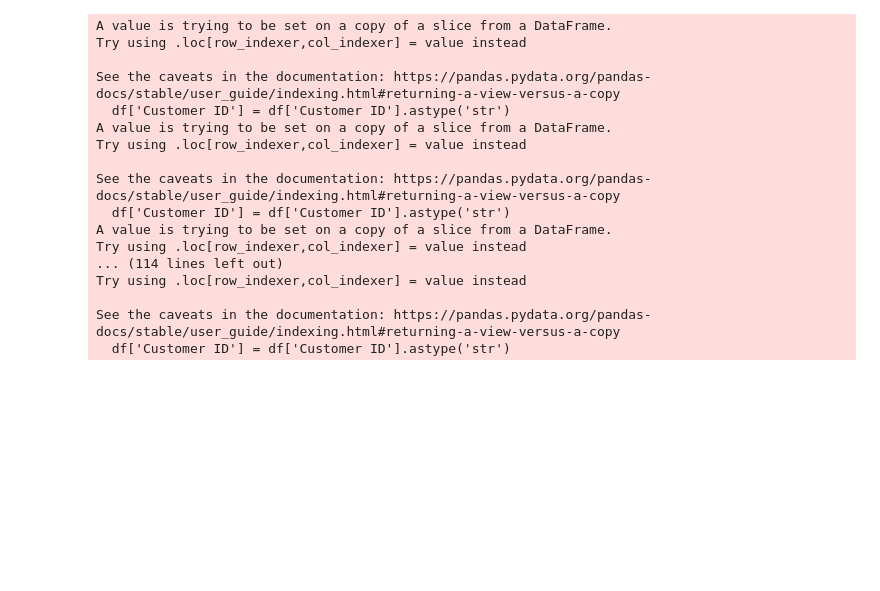
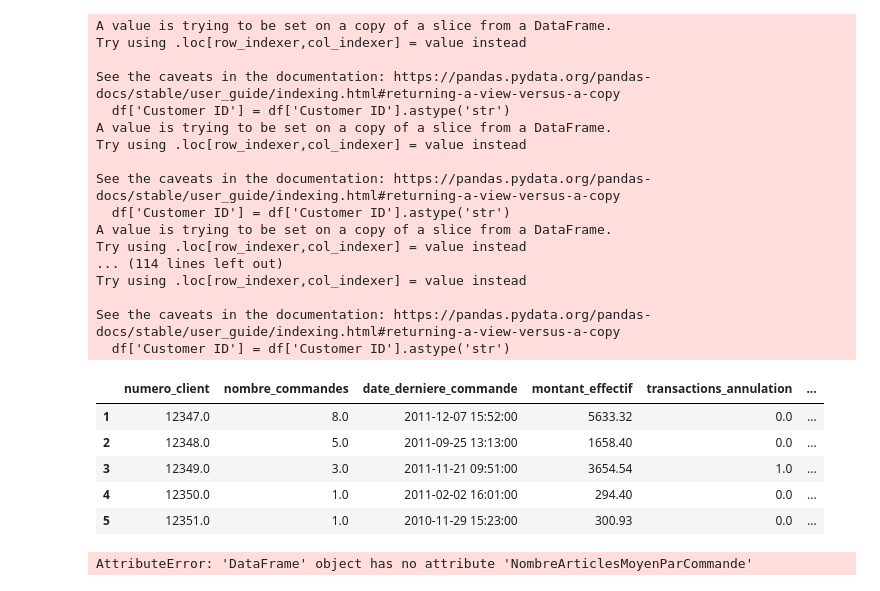
Before and after one commit to Manonp59/uk-retail, a Jupyter notebook: analyse.ipynb, the cells around one changed output. Saved outputs shown, nothing was run; the diff lists cells and outputs as text; code cells hidden in the pictures; blank space fills up the shorter version.

```diff
--- a/analyse.ipynb
+++ b/analyse.ipynb
@@ -121,8 +121,8 @@ def clean_monthly_data_copy(df):
     })
 
     # Renommer les colonnes du DataFrame df_rfm
-    df_rfm.columns = ['NombreCommandes', 'NombreArticles', 'DateDerniereCommande', 'MontantTotal']
-    df_rfm = df_rfm[['MontantTotal','NombreArticles']]
+    df_rfm.columns = ['nombre_commandes', 'nombre_articles', 'date_derniere_commande', 'montant_total']
+    df_rfm = df_rfm[['montant_total','nombre_articles']]
     df_rfm2 = df_rfm
 
     return df_rfm2
@@ -158,7 +158,7 @@ def clean_monthly_data(df, df_rfm2):
     })
 
     # Renommer les colonnes du DataFrame df_rfm
-    df_rfm.columns = ['NombreCommandes', 'NombreArticles', 'DateDerniereCommande', 'MontantTotal']
+    df_rfm.columns = ['nombre_commandes', 'nombre_articles', 'date_derniere_commande', 'montant_total']
 
     # Compter le nombre de commandes annulées par client
     cancelled_orders_count = df[df['Invoice'].str.startswith('C')].groupby('Customer ID')['Invoice'].nunique()
@@ -168,35 +168,37 @@ def clean_monthly_data(df, df_rfm2):
     df_rfm['Invoice'] = df_rfm['Invoice'].fillna(0)
 
     # Soustraire le nombre de commandes annulées du nombre total de commandes
-    df_rfm['NombreCommandes'] = df_rfm['NombreCommandes'] - df_rfm['Invoice']
-    df_rfm = df_rfm.rename(columns={'Invoice': 'TransactionAnnulation'})
+    df_rfm['nombre_commandes'] = df_rfm['nombre_commandes'] - df_rfm['Invoice']
+    df_rfm = df_rfm.rename(columns={'Invoice': 'transactions_annulation'})
 
     # Calculer la valeur de 'Recency' en utilisant une date de référence fixe
-    date_max = str(df_rfm['DateDerniereCommande'].max())
+    date_max = str(df_rfm['date_derniere_commande'].max())
     date_format = '%Y-%m-%d %H:%M:%S'
     date_obj = datetime.strptime(date_max, date_format)
-    df_rfm['DateDerniereCommande'] = pd.to_datetime(df_rfm['DateDerniereCommande'])
-    df_rfm['Récence'] = (date_obj - df_rfm['DateDerniereCommande']).dt.days
+    df_rfm['date_derniere_commande'] = pd.to_datetime(df_rfm['date_derniere_commande'])
+    df_rfm['nombre_jours_depuis_derniere_commande'] = (date_obj - df_rfm['date_derniere_commande']).dt.days
 
     # Charger le DataFrame df_rfm2
     df_rfm2 = pd.read_csv('df_rfm2.csv')
     df_rfm2['Customer ID'] = df_rfm2['Customer ID'].astype('str')
 
+    df_rfm2.columns = ['Customer ID', 'montant_total','nombre_articles']
+
     # Fusionner avec le DataFrame df_rfm
     df_rfm = df_rfm.merge(df_rfm2, how='left', on='Customer ID')
-    df_rfm = df_rfm.drop('NombreArticles_x', axis=1)
+    df_rfm = df_rfm.drop('nombre_articles_x', axis=1)
 
     # Calculer le pourcentage d'annulation de montant
-    df_rfm['PourcentageAnnulationMontant'] = ((df_rfm['MontantTotal_y'] - df_rfm['MontantTotal_x']) / df_rfm['MontantTotal_y']) * 100
+    df_rfm['pourcentage_annulation_montant'] = ((df_rfm['montant_total_y'] - df_rfm['montant_total_x']) / df_rfm['montant_total_y']) * 100
 
     # Supprimer les lignes avec un montant total négatif
-    df_rfm = df_rfm[df_rfm['MontantTotal_x'] >= 0]
+    df_rfm = df_rfm[df_rfm['montant_total_x'] >= 0]
 
     # Calculer le nombre moyen d'articles par commande
-    df_rfm['NombreArticlesMoyenParCommande'] = df_rfm['NombreArticles_y'] / df_rfm['NombreCommandes']
+    df_rfm['nombre_articles_moyen_par_commande'] = df_rfm['nombre_articles_y'] / df_rfm['nombre_commandes']
 
     # Calculer le panier moyen par client
-    df_rfm['PanierMoyen'] = df_rfm['MontantTotal_y'] / df_rfm['NombreCommandes']
+    df_rfm['panier_moyen'] = df_rfm['montant_total_y'] / df_rfm['nombre_commandes']
 
     # Charger le DataFrame df_country
     df_country = df[['Customer ID', 'Country']].drop_duplicates()
@@ -206,7 +208,7 @@ def clean_monthly_data(df, df_rfm2):
     df_rfm =df_rfm.drop_duplicates(subset='Customer ID')
 
     # Renommer les colonnes
-    df_rfm = df_rfm.rename(columns = {'NombreArticles_y':'NombreArticlesTotal','Customer ID':'NuméroClient','MontantTotal_x':'MontantEffectif','MontantTotal_y':'MontantGlobal','Country':'Pays'})
+    df_rfm = df_rfm.rename(columns = {'NombreArticles_y':'nombre_articles_total','Customer ID':'numero_client','montant_total_x':'montant_effectif','montant_total_y':'montant_global','Country':'pays'})
 
     return df_rfm
 # %%
@@ -322,3 +324,18 @@ df_no_outliers_2009_09_2011.to_csv('df_no_outliers_2009_09_2011.csv', index=Fals
 df_no_outliers_2009_10_2011.to_csv('df_no_outliers_2009_10_2011.csv', index=False)
 df_no_outliers_2009_11_2011.to_csv('df_no_outliers_2009_11_2011.csv', index=False)
 df_no_outliers_2009_12_2011.to_csv('df_no_outliers_2009_12_2011.csv', index=False)
+# %%
+df_no_outliers_2009_12_2011.head()
+# %% [output]
+|  | numero_client | nombre_commandes | date_derniere_commande | montant_effectif | transactions_annulation | ... |
+| 1 | 12347.0 | 8.0 | 2011-12-07 15:52:00 | 5633.32 | 0.0 | ... |
+| 2 | 12348.0 | 5.0 | 2011-09-25 13:13:00 | 1658.40 | 0.0 | ... |
+| 3 | 12349.0 | 3.0 | 2011-11-21 09:51:00 | 3654.54 | 1.0 | ... |
+| 4 | 12350.0 | 1.0 | 2011-02-02 16:01:00 | 294.40 | 0.0 | ... |
+| 5 | 12351.0 | 1.0 | 2010-11-29 15:23:00 | 300.93 | 0.0 | ... |
+# %%
+import matplotlib.pyplot as plt
+
+plt.hist(df_no_outliers_2009_12_2010.NombreArticlesMoyenParCommande)
+# %% [output]
+AttributeError: 'DataFrame' object has no attribute 'NombreArticlesMoyenParCommande'
```
Also changed, not shown: 14 other files.
